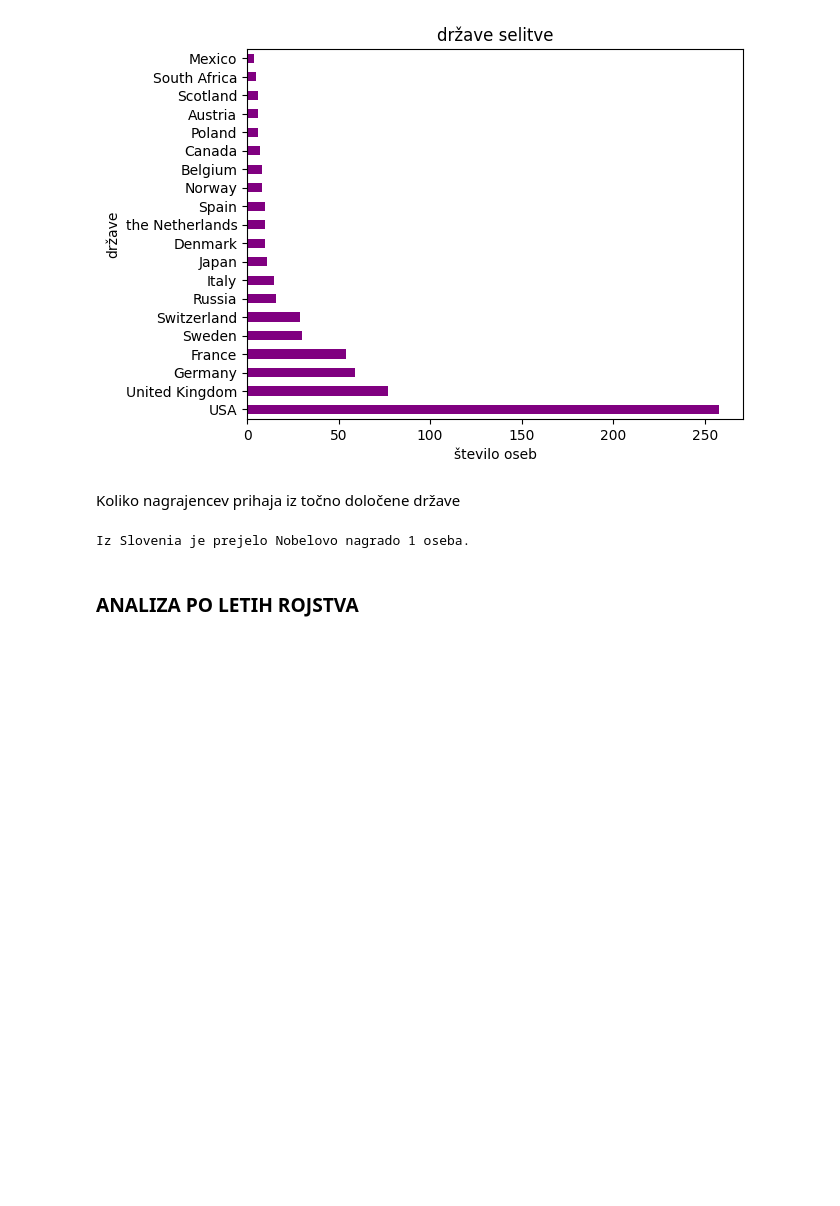
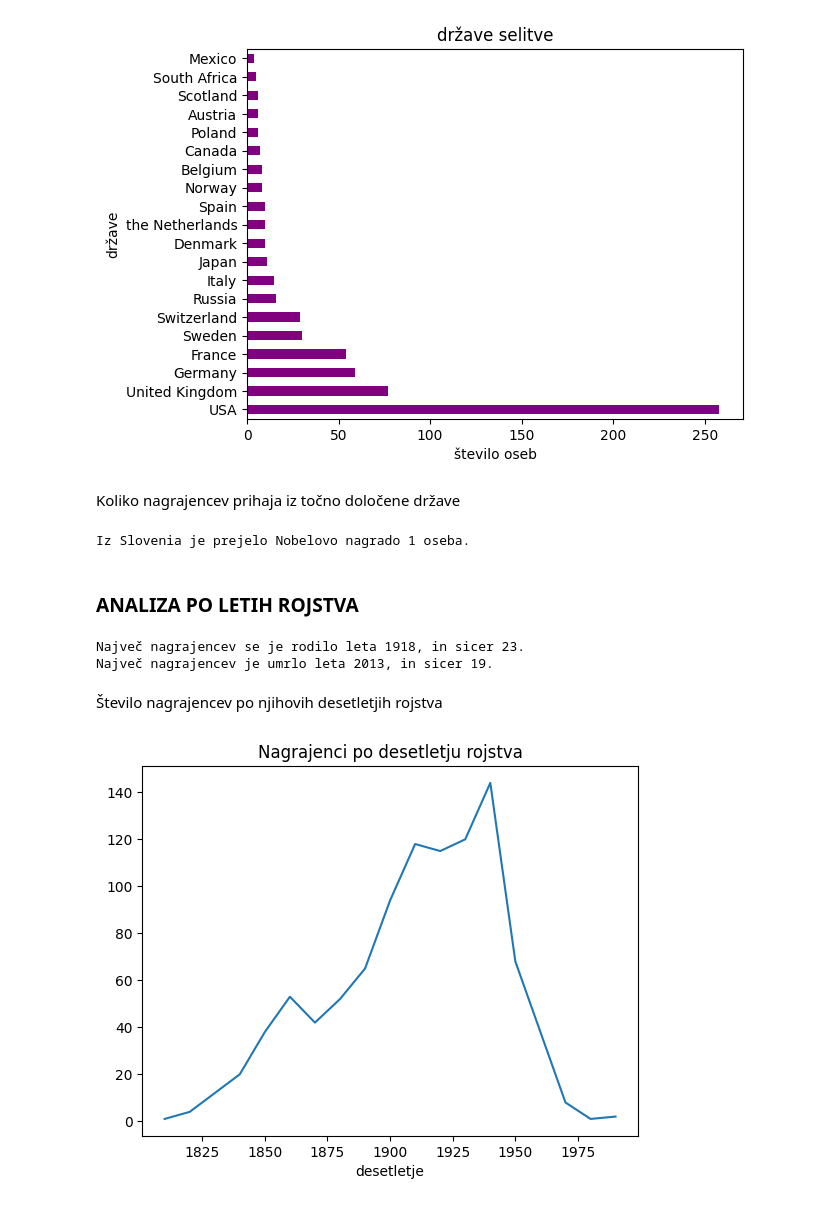
Before and after one commit to Tpajek1234/UVP-seminarska-naloga-nobelove-nagrade, a Jupyter notebook: nagrajenci_analiza.ipynb, the cells around one changed output. Saved outputs shown, nothing was run; the diff lists cells and outputs as text; code cells hidden in the pictures; blank space fills up the shorter version.

```diff
--- a/nagrajenci_analiza.ipynb
+++ b/nagrajenci_analiza.ipynb
@@ -290,3 +281,31 @@ else:
 Iz Slovenia je prejelo Nobelovo nagrado 1 oseba.
 # %% [markdown]
 ### ANALIZA PO LETIH ROJSTVA
+# %%
+najvec = nagrajenci[nagrajenci["leto_rojstva"] != "/"]
+najvec_rojs = najvec["leto_rojstva"].value_counts()
+
+najvec_smrti = nagrajenci[nagrajenci["leto_smrti"] != "/"]
+najvec_smr = najvec_smrti["leto_smrti"].value_counts()
+
+print(
+    f"Največ nagrajencev se je rodilo leta {najvec_rojs.index[0]}, in sicer {najvec_rojs.iloc[0]}.\n"
+    f"Največ nagrajencev je umrlo leta {najvec_smr.index[0]}, in sicer {najvec_smr.iloc[0]}."
+)
+# %% [output]
+Največ nagrajencev se je rodilo leta 1918, in sicer 23.
+Največ nagrajencev je umrlo leta 2013, in sicer 19.
+# %% [markdown]
+Število nagrajencev po njihovih desetletjih rojstva
+# %%
+rojstvo_l = nagrajenci[nagrajenci["leto_rojstva"] != "/"]
+
+v_stevilko = rojstvo_l["leto_rojstva"].astype(int)
+desetlet = 10 * (v_stevilko // 10)
+graf_desetletja_rojstev = (
+    desetlet.value_counts()
+    .sort_index()
+    .plot(xlabel="desetletje", title="Nagrajenci po desetletju rojstva")
+)
+# %% [output]
+[figure, added]
```
Also changed, not shown: parts of 19 cells of this notebook.
